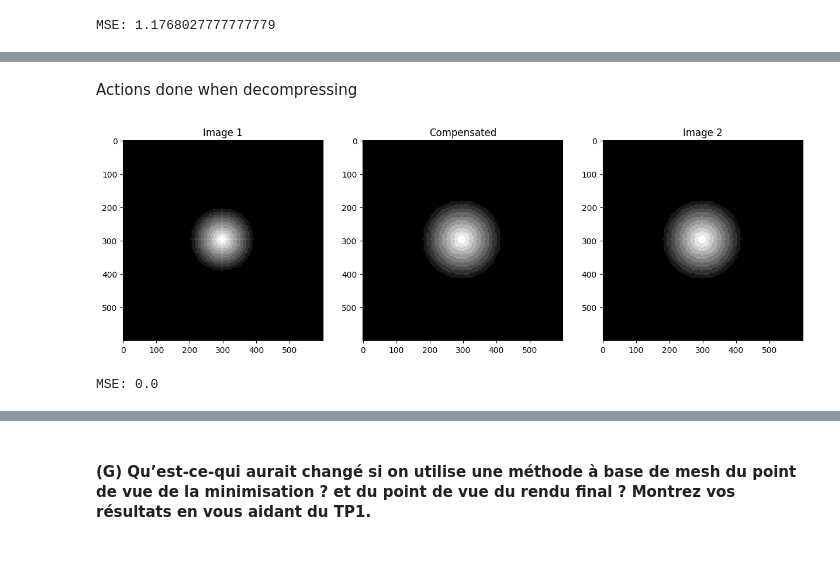
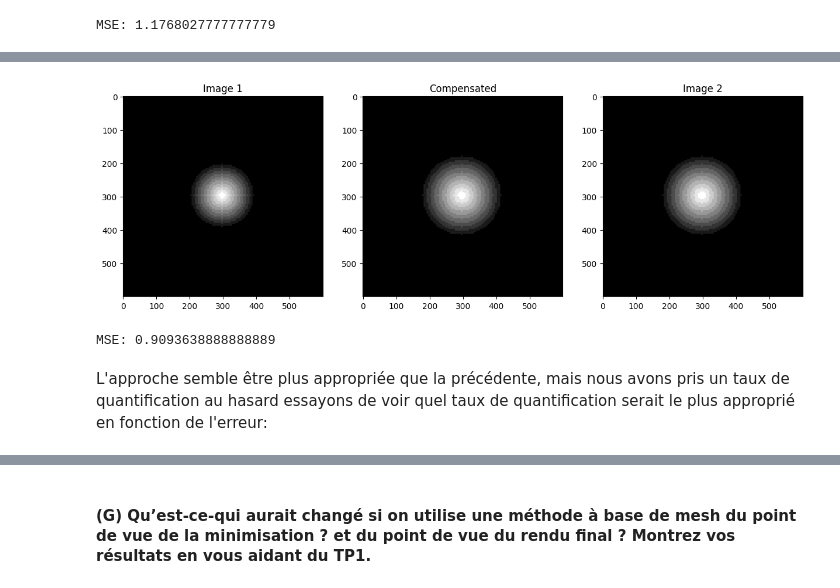
Before and after one commit to Coartix/VIdeoProcessing, a Jupyter notebook: Motion Compensation.ipynb, the cells around one changed output, grey strips where cells are left out. Cells and saved outputs as stored; diff of their text form; code cells hidden in the pictures; blank space fills up the shorter version.

```diff
--- a/Motion Compensation.ipynb
+++ b/Motion Compensation.ipynb
@@ -287,19 +271,20 @@ diff3 = diff3.astype(np.uint8)
-# %% [markdown]
-Actions done when decompressing
-# %%
-# Create the compensated image
-compensated = compensation(vectors, img1, BLOCK_LEN)
-# Make the indexes inside diff3 equal to the values in uni
-diff3[diff3 != 0] = uni[diff3[diff3 != 0]]
-# Add the difference
-compensated = compensated + diff3
-
-plotting3Axes(img1, img2, compensated)
-# %% [output]
-[figure, removed]
-# %%
-# Compute MSE
-mse = np.mean((img2.img - compensated) ** 2)
-print('MSE:', mse)
-# %% [output]
-MSE: 0.0
+# %%
+diff3 = diff.copy()
+# Quantification uniforme
+QUANT_STEP = 30
+diff3 = np.round(diff3 / QUANT_STEP)
+diff3 = diff3.astype(np.uint8)
+
+
+# Create the compensated image with the (1)vectors (2)img1 (3)the quantified difference (4)quantification step
+compensated = compensation(vectors, img1, BLOCK_LEN)
+compensated = compensated + diff3 * QUANT_STEP
+
+plotting3Axes(img1, img2, compensated)
+mse = np.mean((img2.img - compensated) ** 2)
+print('MSE:', mse)
+# %% [output]
+[figure, added]
+MSE: 0.9093638888888889
+# %% [markdown]
+L'approche semble être plus appropriée que la précédente, mais nous avons pris un taux de quantification au hasard essayons de voir quel taux de quantification serait le plus approprié en fonction de l'erreur:
```
Also changed, not shown: parts of 7 cells of this notebook.
